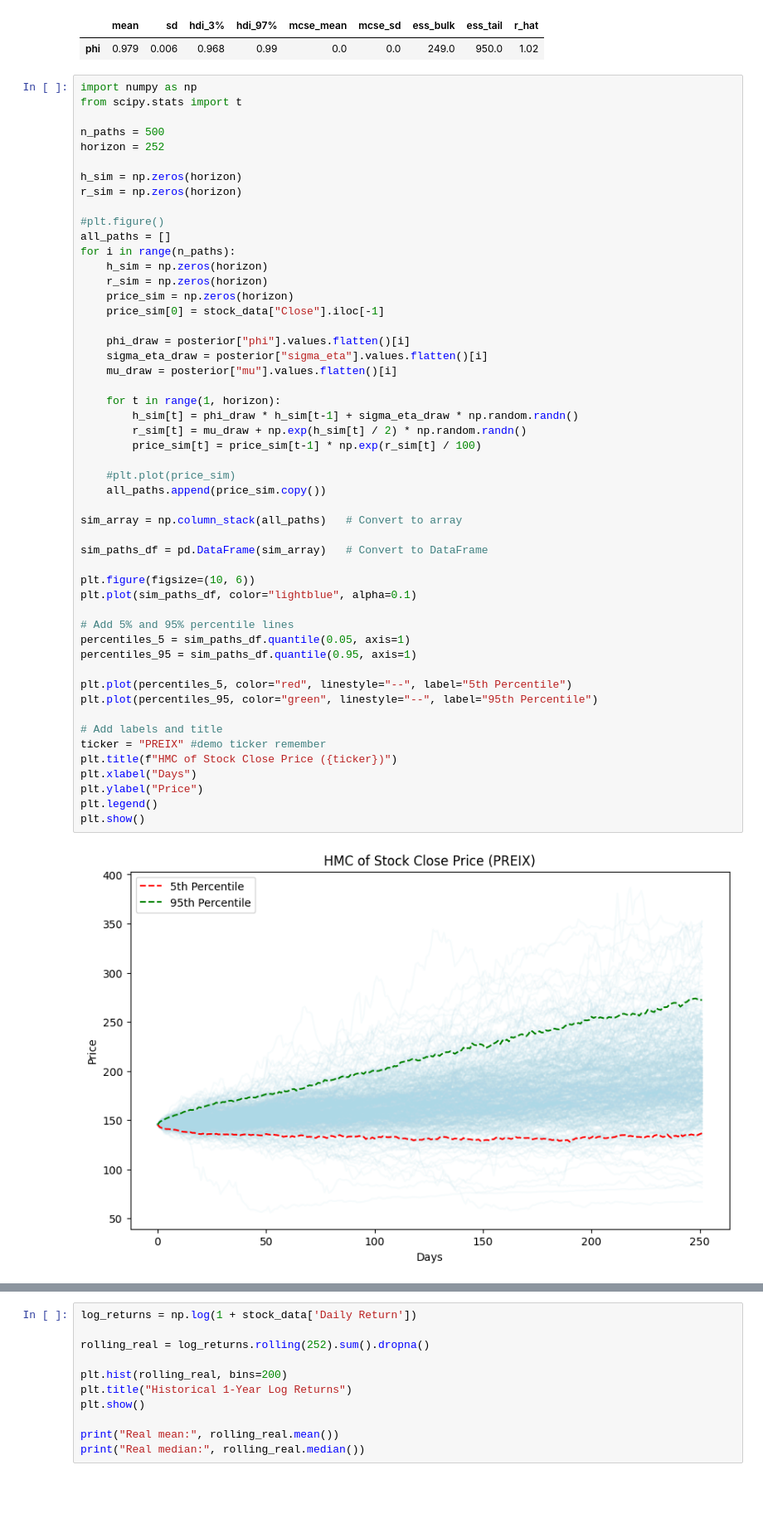
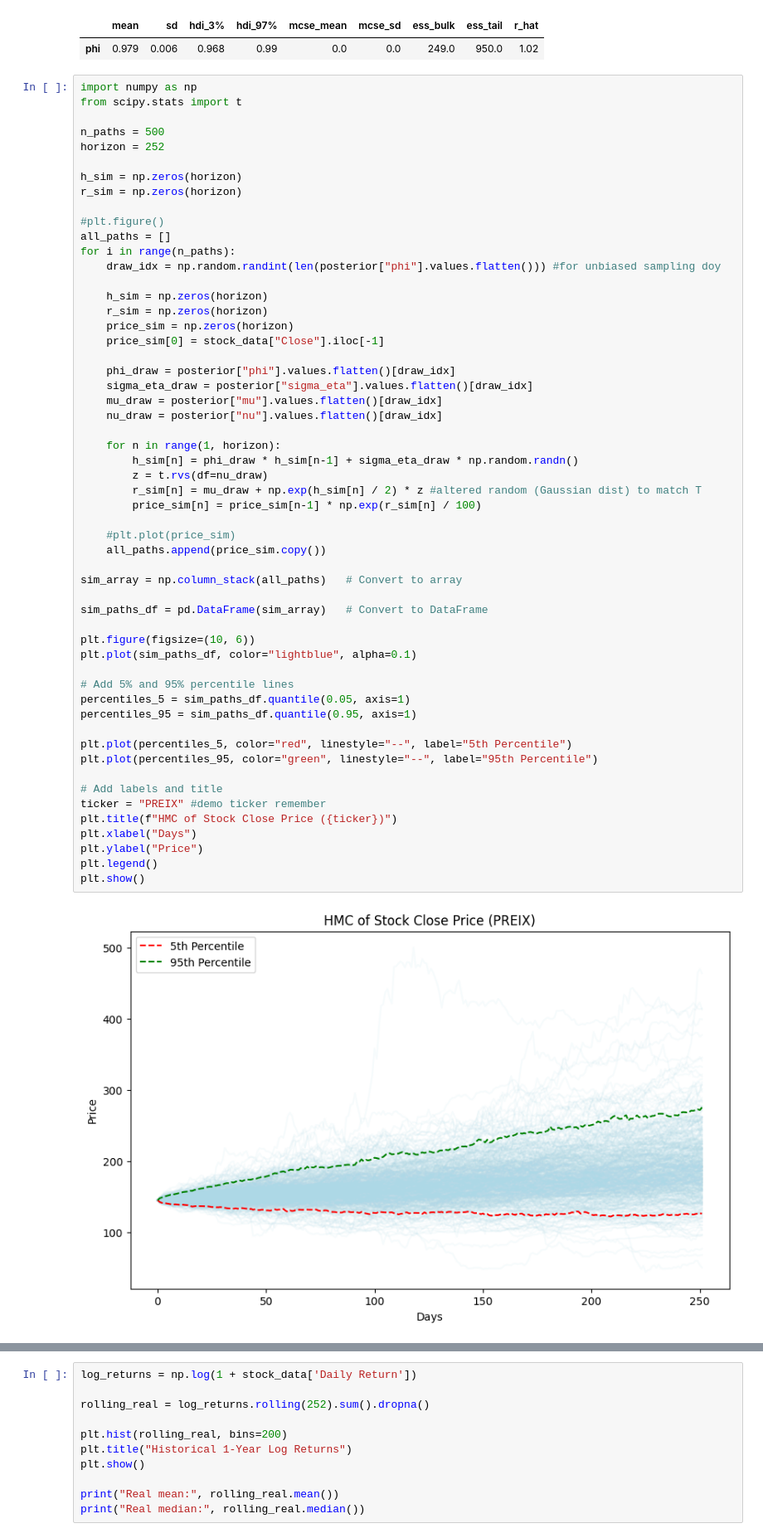
Before and after one commit to codeToad101/Equity-MCMC, a Jupyter notebook: calcVisual.ipynb, the cells around one changed output, grey strips where cells are left out. Shown at 83% size. Saved outputs shown, nothing was run; the diff lists cells and outputs as text; blank space fills up the shorter version.

Commit message:
init posterior checks

```diff
--- a/calcVisual.ipynb
+++ b/calcVisual.ipynb
@@ -329,46 +329,50 @@ r_sim = np.zeros(horizon)
 #plt.figure()
 all_paths = []
 for i in range(n_paths):
+    draw_idx = np.random.randint(len(posterior["phi"].values.flatten())) #for unbiased sampling doy
+
     h_sim = np.zeros(horizon)
     r_sim = np.zeros(horizon)
     price_sim = np.zeros(horizon)
     price_sim[0] = stock_data["Close"].iloc[-1]
 
-    phi_draw = posterior["phi"].values.flatten()[i]
-    sigma_eta_draw = posterior["sigma_eta"].values.flatten()[i]
-    mu_draw = posterior["mu"].values.flatten()[i]
+    phi_draw = posterior["phi"].values.flatten()[draw_idx]
+    sigma_eta_draw = posterior["sigma_eta"].values.flatten()[draw_idx]
+    mu_draw = posterior["mu"].values.flatten()[draw_idx]
+    nu_draw = posterior["nu"].values.flatten()[draw_idx]
 
-    for t in range(1, horizon):
-        h_sim[t] = phi_draw * h_sim[t-1] + sigma_eta_draw * np.random.randn()
-        r_sim[t] = mu_draw + np.exp(h_sim[t] / 2) * np.random.randn()
-        price_sim[t] = price_sim[t-1] * np.exp(r_sim[t] / 100)
+    for n in range(1, horizon):
+        h_sim[n] = phi_draw * h_sim[n-1] + sigma_eta_draw * np.random.randn()
+        z = t.rvs(df=nu_draw)
+        r_sim[n] = mu_draw + np.exp(h_sim[n] / 2) * z #altered random (Gaussian dist) to match T
+        price_sim[n] = price_sim[n-1] * np.exp(r_sim[n] / 100)
 
     #plt.plot(price_sim)
     all_paths.append(price_sim.copy())
 
 sim_array = np.column_stack(all_paths)   # Convert to array
 
 sim_paths_df = pd.DataFrame(sim_array)   # Convert to DataFrame
 
 plt.figure(figsize=(10, 6))
 plt.plot(sim_paths_df, color="lightblue", alpha=0.1)
 
 # Add 5% and 95% percentile lines
 percentiles_5 = sim_paths_df.quantile(0.05, axis=1)
 percentiles_95 = sim_paths_df.quantile(0.95, axis=1)
 
 plt.plot(percentiles_5, color="red", linestyle="--", label="5th Percentile")
 plt.plot(percentiles_95, color="green", linestyle="--", label="95th Percentile")
 
 # Add labels and title
 ticker = "PREIX" #demo ticker remember
 plt.title(f"HMC of Stock Close Price ({ticker})")
 plt.xlabel("Days")
 plt.ylabel("Price")
 plt.legend()
 plt.show()
 # %% [output]
-[figure, old version]
+[figure, new version]
 # %%
 final_prices = sim_paths_df.iloc[:, -1]
 
```
Also changed, not shown: parts of 5 cells of this notebook.
